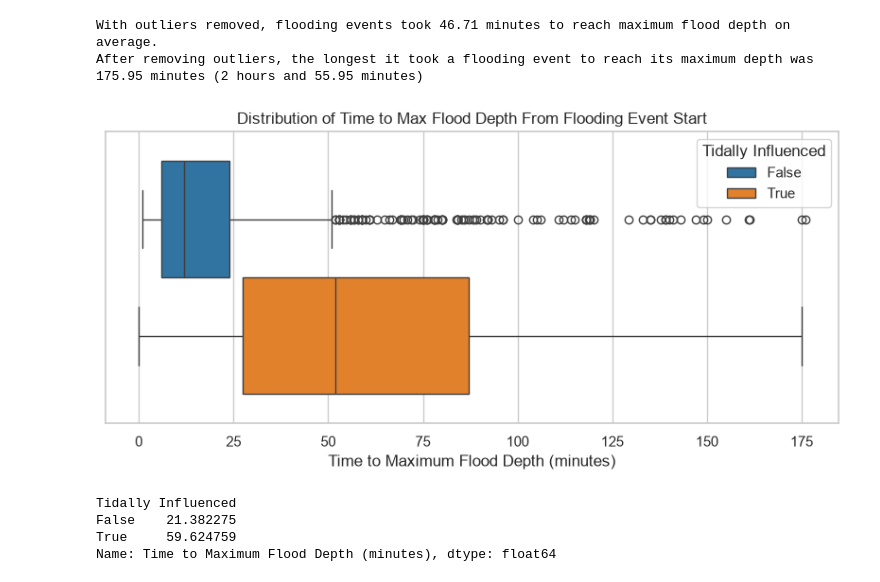
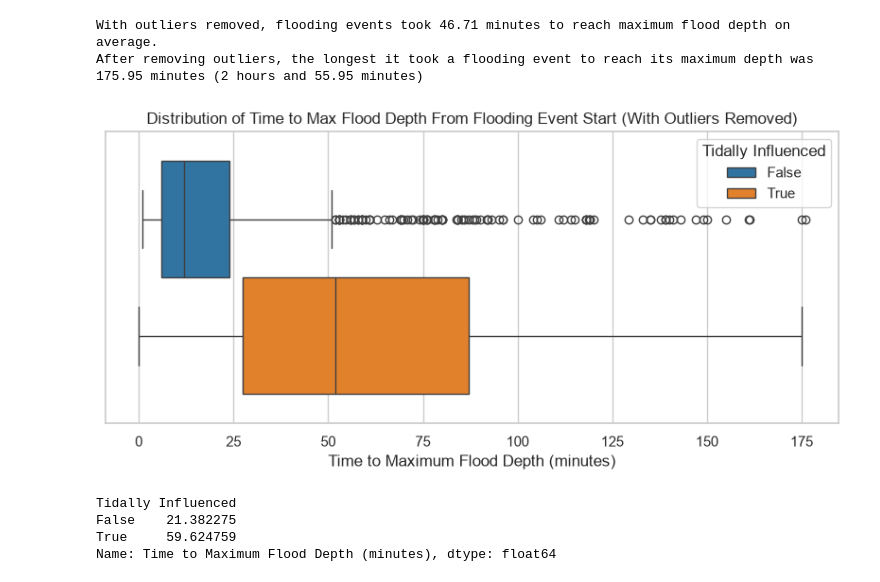
Before and after one commit to peterjakubowski/FloodNet-NYC-Street-Flooding, a Jupyter notebook: notebooks/floodnet_nyc_street_flooding.ipynb, the cells around one changed output. Cells and saved outputs as stored; diff of their text form; code cells hidden in the pictures.

```diff
--- a/notebooks/floodnet_nyc_street_flooding.ipynb
+++ b/notebooks/floodnet_nyc_street_flooding.ipynb
@@ -76,6 +76,7 @@ df_metadata['Tidally Influenced'] = df_metadata['Tidally Influenced'].map({"No":
 df_metadata['Deployed'] = df_metadata['Date Removed'].isnull()
 # %%
 df_metadata['Date Installed Year'] = df_metadata['Date Installed'].dt.year
+df_metadata['Date Removed Year'] = df_metadata['Date Removed'].dt.year
 # %%
 # Convert timezone for flood start and end times from GMT (UTC) to Eastern (America/New_York).
 df_events["Flood Start Datetime (America/New_York)"] = pd.to_datetime(df_events["Flood Start Datetime (GMT)"], utc=True).dt.tz_convert('America/New_York')
@@ -522,11 +544,11 @@ With outliers removed, flooding events took 46.71 minutes to reach maximum flood
 After removing outliers, the longest it took a flooding event to reach its maximum depth was 175.95 minutes (2 hours and 55.95 minutes)
 # %%
 plt.figure(figsize=(10,4))
-plt.title("Distribution of Time to Max Flood Depth From Flooding Event Start")
+plt.title("Distribution of Time to Max Flood Depth From Flooding Event Start (With Outliers Removed)")
 sns.boxplot(data=df.loc[IQR_idx], x='Time to Maximum Flood Depth (minutes)', hue='Tidally Influenced', hue_order=[False, True], showfliers=True)
 plt.show()
 # %% [output]
-[figure, old version]
+[figure, new version]
 # %%
 df.loc[IQR_idx].groupby('Tidally Influenced')['Time to Maximum Flood Depth (minutes)'].mean()
 # %% [output]
```
Also changed, not shown: parts of 17 cells of this notebook.
